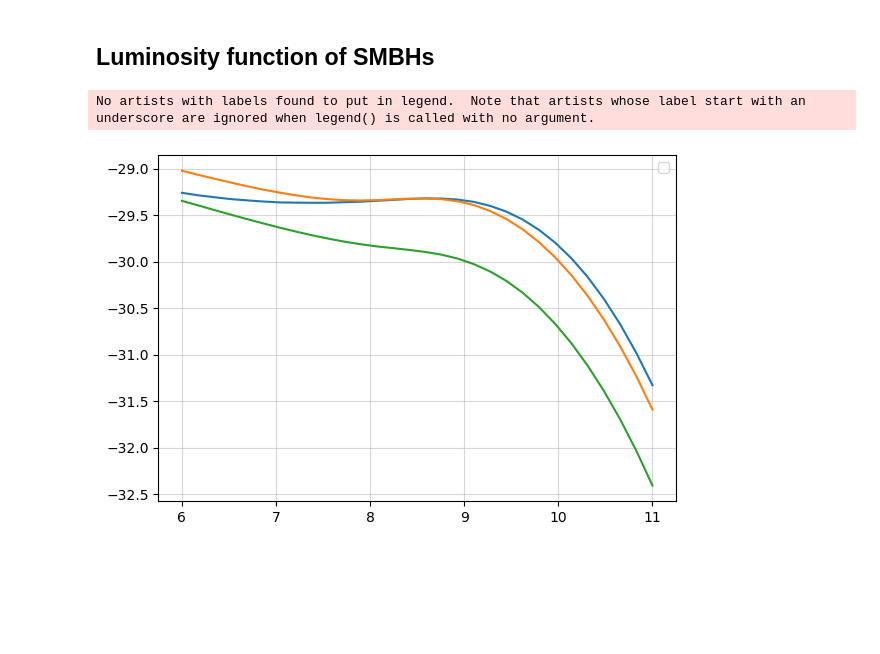
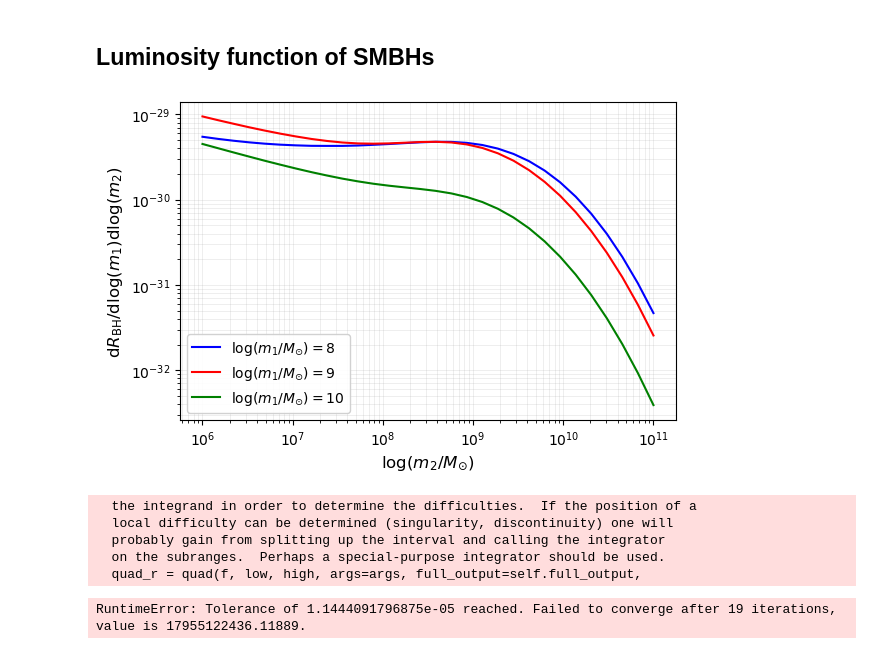
Before and after one commit to jurrutiaGW/SMBH_luminosity_function, a Jupyter notebook: SMBH_luminosity.ipynb, the cells around one changed output. Cells and saved outputs as stored; diff of their text form; code cells hidden in the pictures; blank space fills up the shorter version.

```diff
--- a/SMBH_luminosity.ipynb
+++ b/SMBH_luminosity.ipynb
@@ -58,7 +58,7 @@ def ΩLz(z):
 keq = H(zeq)/(1+zeq)*kpc/c;
 
 # Distances
-z_grid = np.arange(-6, 4.01, 0.01)
+logz_grid = np.arange(-6, 4.01, 0.01)
 z_vals = 10 ** z_grid
 dc_points = []
 for z in z_vals:
@@ -66,12 +66,12 @@ for z in z_vals:
         dc_points.append(0)
     else:
         integrand = lambda x: c / H(x) / kpc
-        val, _ = quad(integrand, 0, z)
+        val, _ = quad(integrand, 0, z,epsabs=1e-12,epsrel=1e-12)
         dc_points.append(val)
 dc = interp1d(z_vals, dc_points, kind='linear', fill_value="extrapolate")
 
 def DVc(z):
-    dz = 1e-5
+    dz = 1e-1
     dcdz = (dc(z + dz) - dc(z- dz)) / (2*dz)
     return 4 * np.pi * dc(z)**2 * dcdz
 
@@ -396,8 +396,12 @@ Loaded 70 dynamically measured data points
 # %%
 # This Montecarlo technique is fast enough
-def Rastro_qmc(m1, m2, z, a, b, sigma, lo=8.0, hi=18.0, n=100_000, scramble=True, seed=None):
 
-    sob = qmc.Sobol(d=2, scramble=scramble, seed=seed)
+def Rastro_qmc(m1, m2, z, a, b, sigma, n):
+
+    lo = min(logmvMin(m1, z, a, b, 0, sigma),logmvMin(m2, z, a, b, 0, sigma))
+    hi = 18
+
+    sob = qmc.Sobol(d=2, scramble=False, seed= None)
     u = sob.random(n)
 
     logM1 = lo + (hi - lo) * u[:, 0]
@@ -532,18 +440,36 @@ PlogOmega0astro_qmc(-9, 1e-9, 1, 15*10**-9, 5/8, 8/3, 9, 1.5, 0.5)
 # %%
-yvalues=[np.log10(Rastro_qmc(1e8, 10**logm, 0., 9., 1.4, 0.5)) for logm in np.linspace(6, 11, 30)]
-yvalues2=[np.log10(Rastro_qmc(1e9, 10**logm, 0., 9., 1.4, 0.5)) for logm in np.linspace(6, 11, 30)]
-yvalues3=[np.log10(Rastro_qmc(1e10, 10**logm, 0., 9., 1.4, 0.5)) for logm in np.linspace(6, 11, 30)]
-xvalues=[z for z in np.linspace(6, 11, 30)]
+yvalues=[Rastro_qmc(1e8, 10**logm, 0., 9., 1.4, 0.5,  10**5) for logm in np.linspace(6, 11, 30)]
+yvalues2=[Rastro_qmc(1e9, 10**logm, 0., 9., 1.4, 0.5, 10**5) for logm in np.linspace(6, 11, 30)]
+yvalues3=[Rastro_qmc(1e10, 10**logm, 0., 9., 1.4, 0.5, 10**5) for logm in np.linspace(6, 11, 30)]
+xvalues=[10**z for z in np.linspace(6, 11, 30)]
 # %%
-# Plot
 plt.figure(figsize=(6, 4))
-plt.plot(xvalues, yvalues)
-plt.plot(xvalues, yvalues2)
-plt.plot(xvalues, yvalues3)
-plt.grid(True, alpha=0.5)
-plt.legend()
+# Plot with labels and custom styles
+plt.plot(xvalues, yvalues, label=r'$\log(m_1/M_{\odot})=8$', color='blue')
+plt.plot(xvalues, yvalues2, label=r'$\log(m_1/M_{\odot})=9$',color='red')
+plt.plot(xvalues, yvalues3, label=r'$\log(m_1/M_{\odot})=10$', color='green')
+# Log scales
+plt.xscale('log')
+plt.yscale('log')
+# Labels with optional LaTeX formatting
+plt.xlabel(r'$\log(m_2/M_{\odot})$', fontsize=12)
+plt.ylabel(r'${\rm d} R_{\rm BH}/{\rm d}\log(m_1){\rm d}\log(m_2)$', fontsize=12)  # Use r'' for LaTeX
+# Grid for both major and minor ticks
+plt.grid(True, alpha=0.3, which='both', linestyle='-', linewidth=0.5)
+# Legend with styling
+plt.legend(loc='lower left', framealpha=0.9, fontsize=10, frameon=True)
 plt.tight_layout()
 plt.show()
 # %% [output]
-No artists with labels found to put in legend.  Note that artists whose label start with an underscore are ignored when legend() is called with no argument.
-[figure, old version]
+[figure, new version]
+# %%
+yval1= [PlogOmegaScal(logOmega, 1e-9, 0.1, 15*10**-9, 5/8, 8/3, 9, 1.5, 0.5, 10**6) for logOmega in np.linspace(-20, -5, 25)]
+
+xval1= [10**logOmega for logOmega in np.linspace(-20, -5, 25)]
+# %% [output]
+  the integrand in order to determine the difficulties.  If the position of a
+  local difficulty can be determined (singularity, discontinuity) one will
+  probably gain from splitting up the interval and calling the integrator
+  on the subranges.  Perhaps a special-purpose integrator should be used.
+  quad_r = quad(f, low, high, args=args, full_output=self.full_output,
+RuntimeError: Tolerance of 1.1444091796875e-05 reached. Failed to converge after 19 iterations, value is 17955122436.11889.
```
Also changed, not shown: parts of 11 cells of this notebook, 1 other file.
